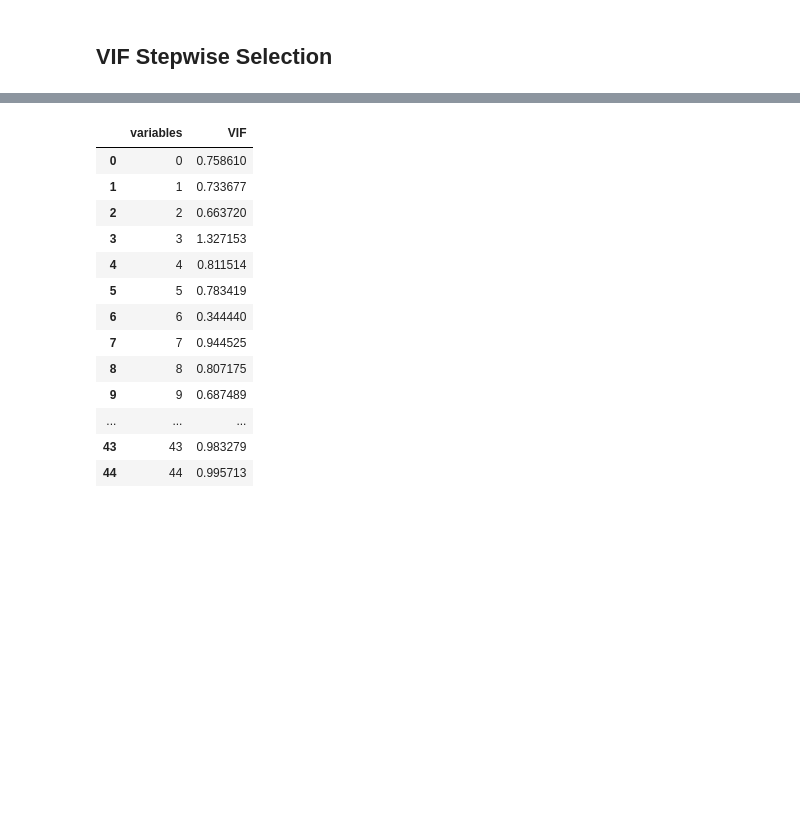
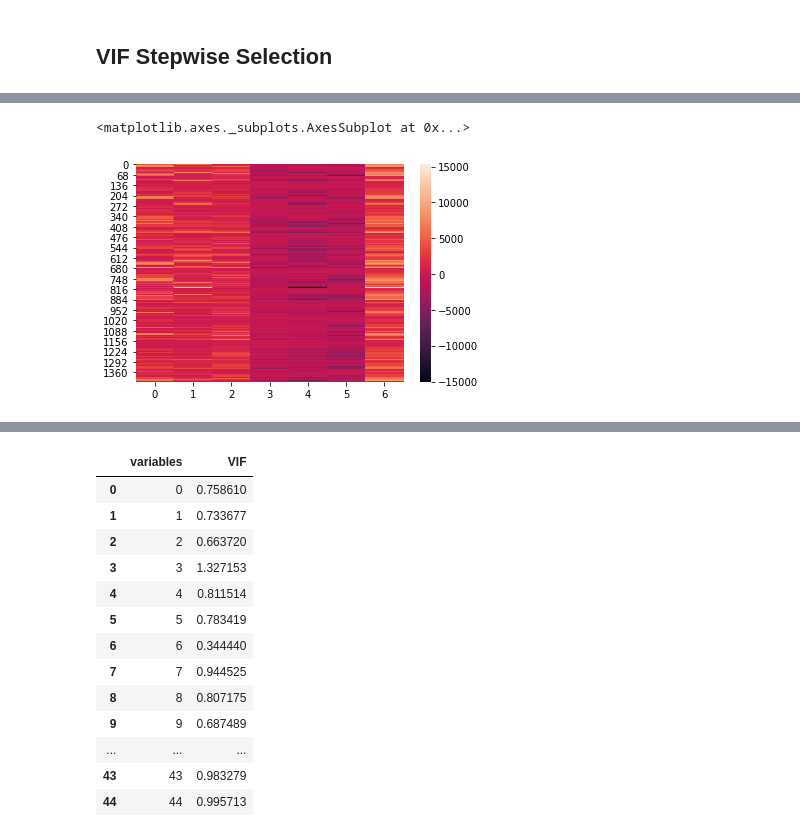
Before and after one commit to terryli710/MPS_regression, a Jupyter notebook: feature_importance.ipynb, the cells around one changed output, grey strips where cells are left out. Saved outputs shown, nothing was run; the diff lists cells and outputs as text; code cells hidden in the pictures; blank space fills up the shorter version.

```diff
--- a/feature_importance.ipynb
+++ b/feature_importance.ipynb
@@ -33,0 +43,5 @@ Y = np.load('data/Y/HM_MPS95.npy')
+# %%
+sns.heatmap(X[:,7:14])
+# %% [output]
+<matplotlib.axes._subplots.AxesSubplot at 0x...>
+[figure, added]
```
Also changed, not shown: parts of 3 cells of this notebook, 1 other file.
